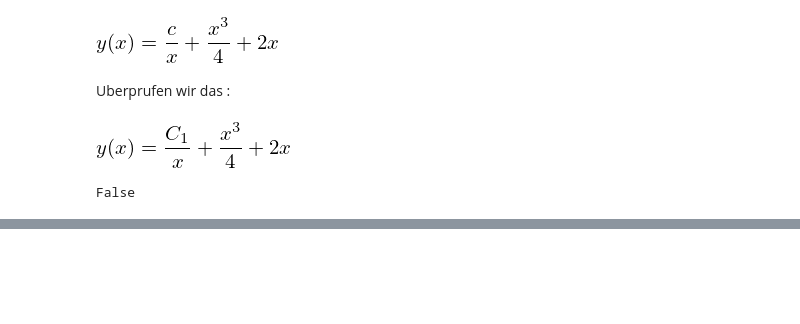
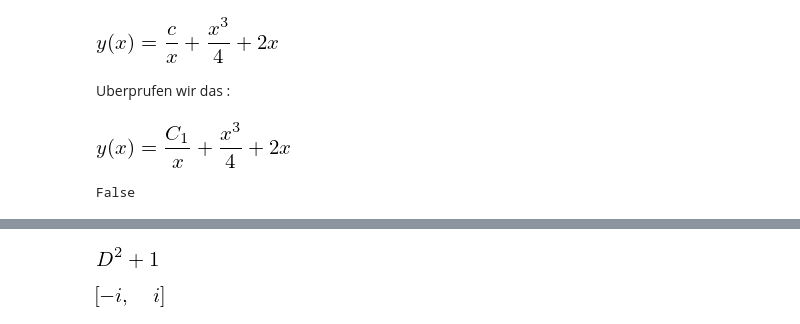
Before and after one commit to pchr8/math3-jupyter, a Jupyter notebook: Diffgleich.ipynb, the cells around one changed output, grey strips where cells are left out. Cells and saved outputs as stored; diff of their text form; code cells hidden in the pictures; blank space fills up the shorter version.

```diff
--- a/Diffgleich.ipynb
+++ b/Diffgleich.ipynb
@@ -171,0 +183,15 @@ False
+# %%
+from sympy import *
+from sympy import Derivative as d
+init_printing()
+
+D=Symbol("D")
+eq=D**2+1;
+eq
+# %% [output]
+[figure, added]
+# %%
+roots=solve(eq)
+roots
+# %% [output]
+[figure, added]
```
Also changed, not shown: parts of 30 cells of this notebook.
